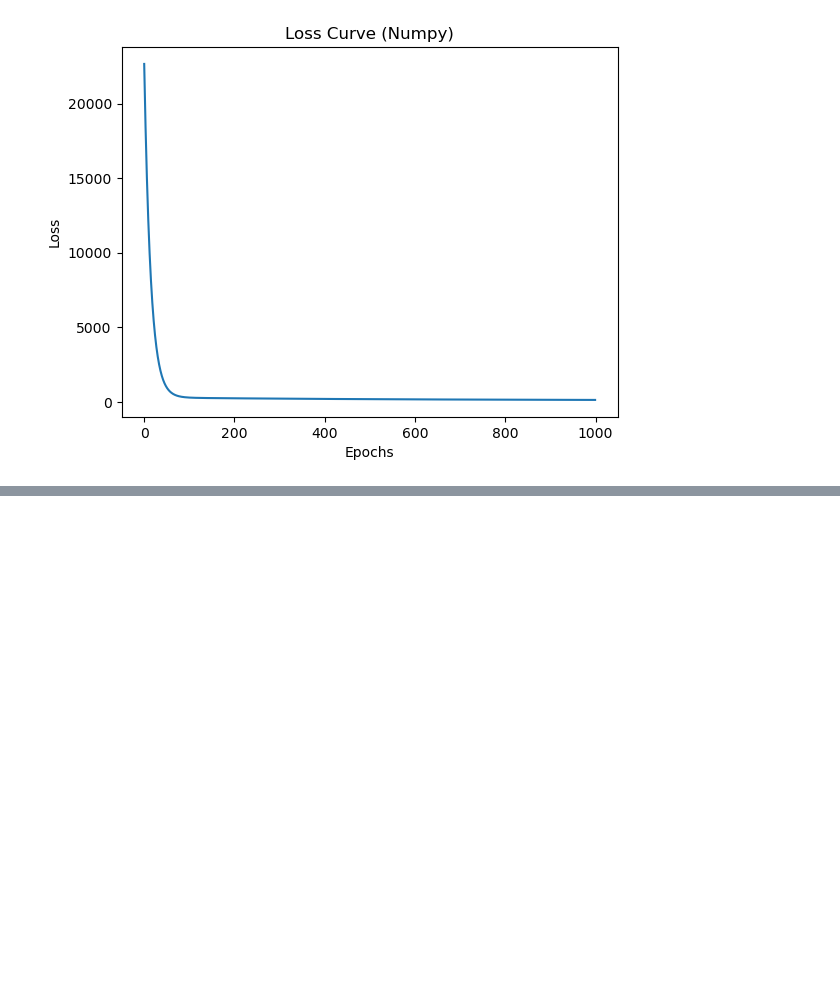
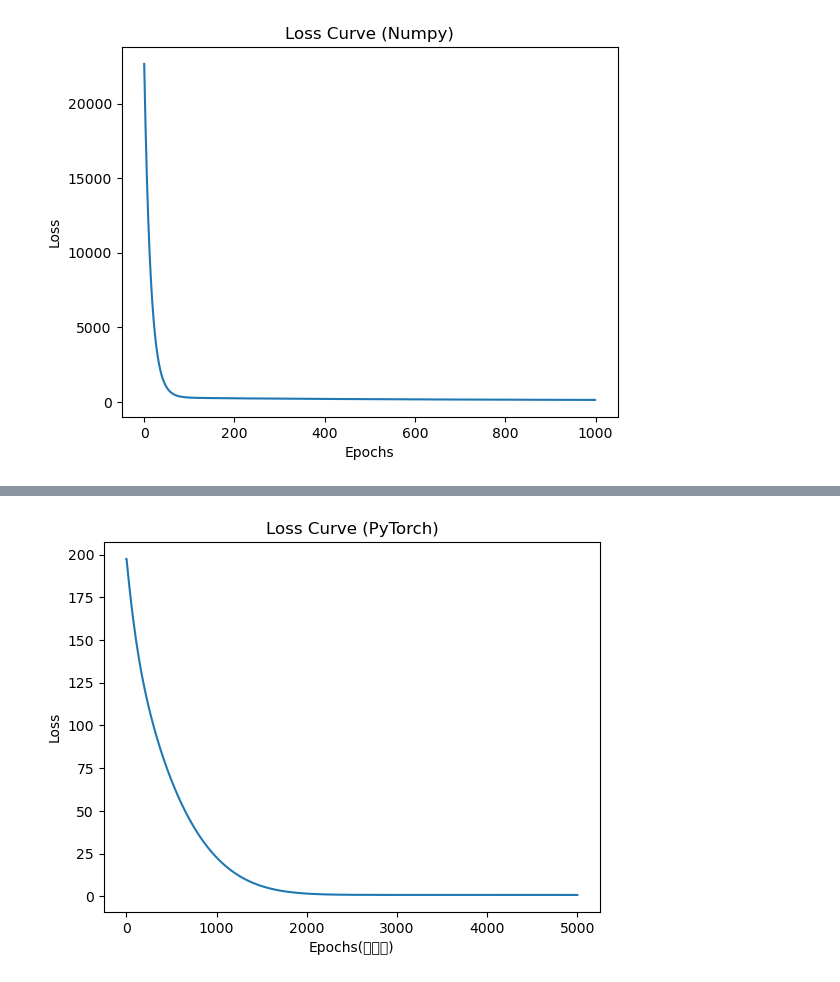
Before and after one commit to dbghwns0111/DeepLearning, a Jupyter notebook: perceptron과제_numpy.ipynb, the cells around one changed output, grey strips where cells are left out. Drawn from its saved outputs; the diff is of its cells as text; code cells hidden in the pictures; blank space fills up the shorter version.

```diff
--- a/perceptron과제_numpy.ipynb
+++ b/perceptron과제_numpy.ipynb
@@ -40,7 +42,7 @@ print(y.shape)
 print(W.shape)
 
 # 선형 회귀 학습 (Gradient Descent)
-for epoch in range(epochs):
+for t in range(epochs):
     # 예측값 계산: X의 차원 (248x3), W의 차원(3x1) --> (248x1)
     #y_hat = np.dot(X, W) + b
     y_hat = np.matmul(X, W) + b
@@ -60,16 +62,16 @@ for epoch in range(epochs):
     W -= learning_rate * grad_w
     #b -= learning_rate * db
 
-    if epoch % 100 == 0:
-        print(f"Epoch {epoch}, Loss: {loss}")
+    if t % 100 == 0:
+        print(f"Epoch {t}, Loss: {loss}")
 
 # 결과 출력
 print("Weights (W):", W.flatten())
 print("Bias (b):", b)
 
 # 모델 평가: 예측값 계산 및 MSE(평균제곱오차) 출력
-y_test_pred = np.matmul(X, W) + b
-mse = np.mean((y_test_pred - y) ** 2)
+y_test_hat = np.matmul(X, W) + b
+mse = np.mean((y_test_hat - y) ** 2)
 print("Final Mean Squared Error (MSE):", mse)
 
 # 손실 그래프 그리기
@@ -98,0 +103,74 @@ Final Mean Squared Error (MSE): 1.1100030627322224
+# %%
+import torch
+import pandas as pd
+import matplotlib.pyplot as plt
+
+# 데이터 로드
+file_path = "nbastat2022.csv"
+data = pd.read_csv(file_path)
+
+# 필요한 열 선택 및 전처리
+features = ['FGA', '3PA', 'FTA']
+target = 'PTS'
+data = data[features + [target]]
+
+# 입력(X)와 출력(y) 분리 및 텐서 변환
+X = torch.tensor(data[features].values, dtype=torch.float32)
+y = torch.tensor(data[target].values.reshape(-1, 1), dtype=torch.float32)
+
+# 데이터 정규화 (선택 사항)
+X_mean, X_std = X.mean(dim=0), X.std(dim=0)
+X = (X - X_mean) / X_std
+
+# 선형 회귀 모델 클래스 정의
+class LinearRegressionModel(torch.nn.Module):
+    def __init__(self):
+        super(LinearRegressionModel, self).__init__()
+        self.linear = torch.nn.Linear(X.shape[1], 1)  # 입력 크기: 특성 개수, 출력 크기: 1
+
+    def forward(self, x):
+        y_hat = self.linear(x)
+        return y_hat
+
+model = LinearRegressionModel()
+
+# loss 함수와 옵티마이저 정의
+criterion = torch.nn.MSELoss()  # Mean Squared Error Loss 사용
+optimizer = torch.optim.Adam(model.parameters(), lr=0.01)  # SGD 옵티마이저 사용
+
+# loss 값을 저장할 리스트
+loss_arr = []
+
+epochs = 5000   # 반복 횟수
+for t in range(epochs):
+    # 순전파: 예측값 계산
+    y_hat = model(X)
+
+    # loss 계산
+    loss = criterion(y_hat, y)
+    loss_arr.append(loss.item())  # loss 값 저장
+
+    # 역전파 및 가중치 업데이트
+    optimizer.step()
+    optimizer.zero_grad()
+    loss.backward()
+
+    if t % 100 == 0:
+        print(f"Epoch {t}, Loss: {loss.item()}")
+
+# 결과 출력: 가중치와 절편 확인
+for name, param in model.named_parameters():
+    print(f"{name}: {param.data}")
+
+# 모델 평가: 예측값 계산 및 MSE(평균제곱오차) 출력
+y_test_hat = model(X).detach().numpy()
+mse = ((y_test_hat - y.numpy())**2).mean()
+print("Final Mean Squared Error (MSE):", mse)
+
+# loss 그래프 그리기
+plt.plot(range(epochs), loss_arr)
+plt.xlabel("Epochs")
+plt.ylabel("Loss")
+plt.title("Loss Curve (PyTorch)")
+plt.show()
+# %% [output]
@@ -98,0 +194 @@ Final Mean Squared Error (MSE): 1.1100030627322224
+[figure, added]
```
Also changed, not shown: parts of 4 cells of this notebook.
